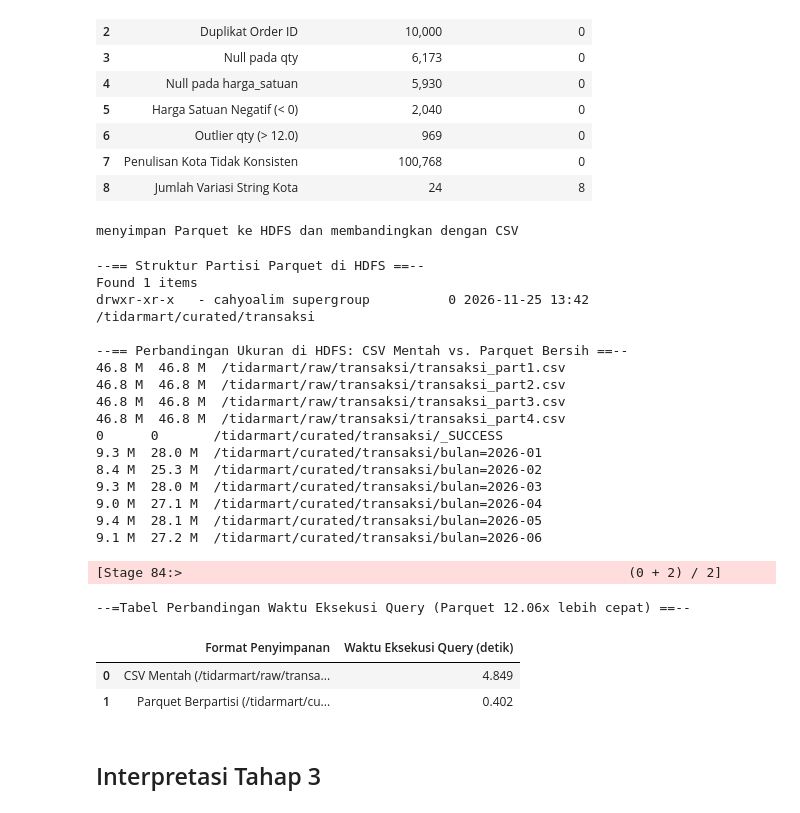
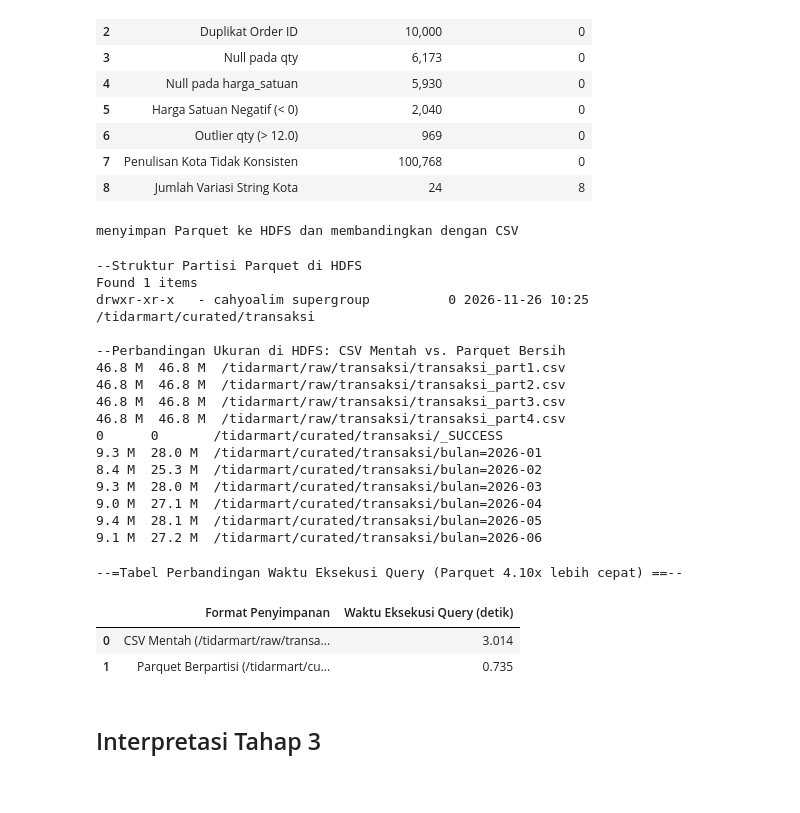
Before and after one commit to cahyoadi-hash/Practic-Big-data, a Jupyter notebook: proyek-akhir/2505060034_Cahyo Adi Nugroho_Proyek.ipynb, the cells around one changed output. Cells and saved outputs as stored; diff of their text form; code cells hidden in the pictures.

```diff
--- a/proyek-akhir/2505060034_Cahyo Adi Nugroho_Proyek.ipynb
+++ b/proyek-akhir/2505060034_Cahyo Adi Nugroho_Proyek.ipynb
@@ -570,10 +575,10 @@ path_bersih = f"{sumber_data}/curated/transaksi"
 # 1. Simpan dataset bersih ke HDFS /tidarmart/curated/transaksi dalam format Parquet berpartisi 'bulan'
 transaksi_curated.write.mode("overwrite").partitionBy("bulan").parquet(path_bersih)
 
-print("--== Struktur Partisi Parquet di HDFS ==--")
+print("--Struktur Partisi Parquet di HDFS")
 !hdfs dfs -ls /tidarmart/curated/
 
-print("\n--== Perbandingan Ukuran di HDFS: CSV Mentah vs. Parquet Bersih ==--")
+print("\n--Perbandingan Ukuran di HDFS: CSV Mentah vs. Parquet Bersih")
 !hdfs dfs -du -h /tidarmart/raw/transaksi
 !hdfs dfs -du -h /tidarmart/curated/transaksi
 
@@ -585,7 +590,7 @@ mulai_csv = time.time()
 uji_csv = spark.read.csv(path_mentah, header=True, schema=skema_transaksi)
 hasil_csv = (
     uji_csv
-    .filter(date_format(col("tanggal"), "yyyy-MM") == "2024-06")
+    .filter(date_format(col("tanggal"), "yyyy-MM") == "2026-06")
     .groupBy("kota")
     .agg(
         count("order_id").alias("jumlah_transaksi"),
@@ -600,7 +605,7 @@ mulai_parquet = time.time()
 uji_parquet = spark.read.parquet(path_bersih)
 hasil_parquet = (
     uji_parquet
-    .filter(col("bulan") == "2024-06")
+    .filter(col("bulan") == "2026-06")
     .groupBy("kota")
     .agg(
         count("order_id").alias("jumlah_transaksi"),
@@ -612,40 +617,39 @@ waktu_parquet = time.time() - mulai_parquet
 
 tabel_perbandingan = pd.DataFrame([
     {
         "Format Penyimpanan": "CSV Mentah (/tidarmart/raw/transaksi)",
         "Waktu Eksekusi Query (detik)": __builtins__.round(waktu_csv, 3)
     },
     {
         "Format Penyimpanan": "Parquet Berpartisi (/tidarmart/curated/transaksi)",
         "Waktu Eksekusi Query (detik)": __builtins__.round(waktu_parquet, 3)
     },
 ])
 
 print(f"\n--=Tabel Perbandingan Waktu Eksekusi Query (Parquet {waktu_csv / waktu_parquet:.2f}x lebih cepat) ==--")
 display(tabel_perbandingan)
 # %% [output]
 menyimpan Parquet ke HDFS dan membandingkan dengan CSV
---== Struktur Partisi Parquet di HDFS ==--
+--Struktur Partisi Parquet di HDFS
 Found 1 items
-drwxr-xr-x   - cahyoalim supergroup          0 2026-11-25 13:42 /tidarmart/curated/transaksi
+drwxr-xr-x   - cahyoalim supergroup          0 2026-11-26 10:25 /tidarmart/curated/transaksi
 
---== Perbandingan Ukuran di HDFS: CSV Mentah vs. Parquet Bersih ==--
+--Perbandingan Ukuran di HDFS: CSV Mentah vs. Parquet Bersih
 46.8 M  46.8 M  /tidarmart/raw/transaksi/transaksi_part1.csv
 46.8 M  46.8 M  /tidarmart/raw/transaksi/transaksi_part2.csv
 46.8 M  46.8 M  /tidarmart/raw/transaksi/transaksi_part3.csv
 46.8 M  46.8 M  /tidarmart/raw/transaksi/transaksi_part4.csv
 0      0       /tidarmart/curated/transaksi/_SUCCESS
 9.3 M  28.0 M  /tidarmart/curated/transaksi/bulan=2026-01
 8.4 M  25.3 M  /tidarmart/curated/transaksi/bulan=2026-02
 9.3 M  28.0 M  /tidarmart/curated/transaksi/bulan=2026-03
 9.0 M  27.1 M  /tidarmart/curated/transaksi/bulan=2026-04
 9.4 M  28.1 M  /tidarmart/curated/transaksi/bulan=2026-05
 9.1 M  27.2 M  /tidarmart/curated/transaksi/bulan=2026-06
-[Stage 84:>                                                         (0 + 2) / 2]
+--=Tabel Perbandingan Waktu Eksekusi Query (Parquet 4.10x lebih cepat) ==--
---=Tabel Perbandingan Waktu Eksekusi Query (Parquet 12.06x lebih cepat) ==--
 |  | Format Penyimpanan | Waktu Eksekusi Query (detik) |
-| 0 | CSV Mentah (/tidarmart/raw/transa... | 4.849 |
-| 1 | Parquet Berpartisi (/tidarmart/cu... | 0.402 |
+| 0 | CSV Mentah (/tidarmart/raw/transa... | 3.014 |
+| 1 | Parquet Berpartisi (/tidarmart/cu... | 0.735 |
 # %% [markdown]
 ## Interpretasi Tahap 3
 # %% [markdown]
```
Also changed, not shown: parts of 16 cells of this notebook.
